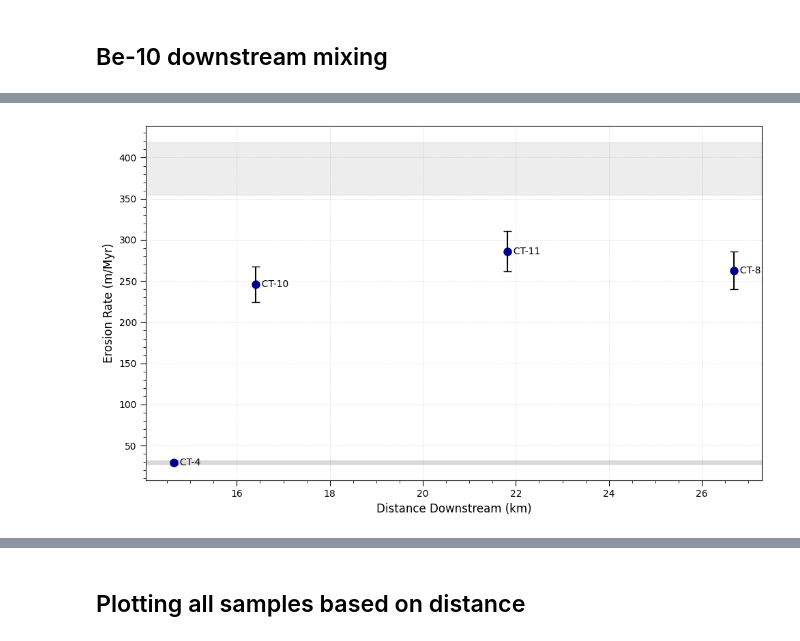
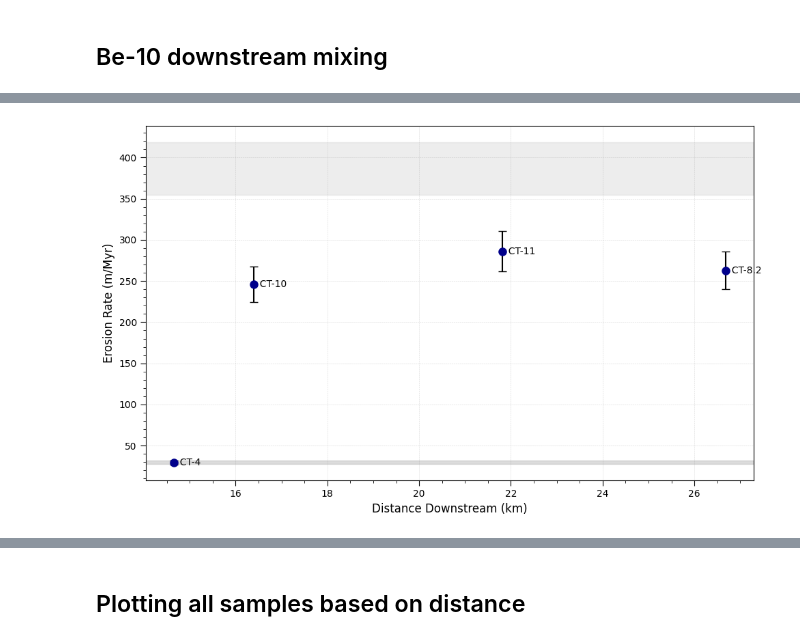
Before and after one commit to GrantPLong/MataquitoWatershedAnalysis, a Jupyter notebook: Mataquito/notebooks/07_downstream_confluence_mixing.ipynb, the cells around one changed output, grey strips where cells are left out. Drawn from its saved outputs; the diff is of its cells as text; code cells hidden in the pictures.

Commit message:
Small updates to figure display

```diff
--- a/Mataquito/notebooks/07_downstream_confluence_mixing.ipynb
+++ b/Mataquito/notebooks/07_downstream_confluence_mixing.ipynb
@@ -361,7 +361,7 @@ for sample in samples:
         be10_uncert = r['10Be_concentration_uncertainty']
         if pd.notna(be10_conc):
             plot_data.append({
-                'sample': r['Sample_ID'],
+                'sample': 'CT-8.2' if sample == 'CT-8' else r['Sample_ID'],
                 'distance': distances[sample],
                 'be10_conc': be10_conc,
                 'be10_uncert': be10_uncert if pd.notna(be10_uncert) else 0
@@ -440,7 +440,7 @@ ax.minorticks_on()
 ax.grid(True, linestyle='--', linewidth=0.4, alpha=0.3, color='gray')
 
 plt.tight_layout()
-plt.savefig('../figures/mixing/downstream_mixing_Be-10.png')
+plt.savefig('../figures/mixing/downstream_mixing_Be-10.pdf')
 plt.show()
 print(plot_df[['sample', 'distance', 'be10_conc', 'be10_uncert']])
 # %% [output]
@@ -467,7 +467,7 @@ for sample in samples:
 
         if pd.notna(erosion_rate):
             plot_data.append({
-                'sample': r['Sample_ID'],
+                'sample': 'CT-8.2' if sample == 'CT-8' else r['Sample_ID'],
                 'distance': distances[sample],
                 'erosion_rate': erosion_rate,
                 'erosion_uncert': erosion_uncert if pd.notna(erosion_uncert) else 0
@@ -500,31 +500,31 @@ for sample, data in ref_data.items():
     ax.axhspan(data['rate'] - data['uncert'], data['rate'] + data['uncert'],
                alpha=0.4, color=colors[sample], label=f"{sample}: {data['rate']:.1f} ± {data['uncert']:.1f} m/Myr")
 
 # Plot with error bars
 ax.errorbar(x_vals, y_vals, yerr=y_err,
            fmt='o', markersize=8, capsize=4, capthick=1,
            linewidth=1.5, color='darkblue', ecolor='black',
            markerfacecolor='darkblue',
            zorder=3)
 # Add sample labels
 for _, row in plot_df.iterrows():
     ax.text(row['distance'], row['erosion_rate'], f"  {row['sample']}",
             verticalalignment='center', fontsize=10, zorder=4)
 
 ax.grid(True, linestyle='--', linewidth=0.4, alpha=0.3, color='gray')
 
 # Add minor ticks on both x and y axes
 ax.tick_params(axis='both', which='major', labelsize=10, direction='out', length=6)
 ax.tick_params(axis='both', which='minor', direction='out', length=3)
 ax.minorticks_on()
 
 # Labels and title
 ax.set_xlabel('Distance Downstream (km)', fontsize=12)
 ax.set_ylabel('Erosion Rate (m/Myr)', fontsize=12)
 #ax.set_title('Erosion Rate vs Distance Downstream', fontsize=14)
 plt.tight_layout()
 plt.savefig('../figures/mixing/downstream_mixing_erosionrate.png')
 plt.show()
 print(plot_df[['sample', 'distance', 'erosion_rate', 'erosion_uncert']])
 # %% [output]
-[figure, old version]
+[figure, new version]
```
Also changed, not shown: parts of 6 cells of this notebook, 8 other files.
